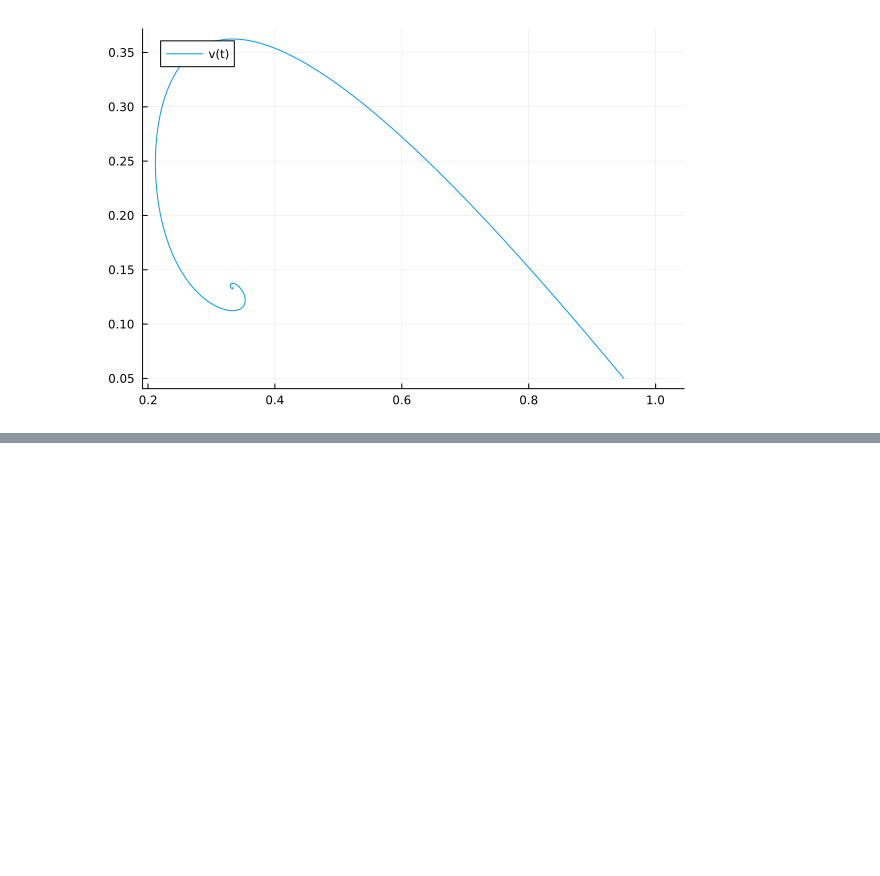
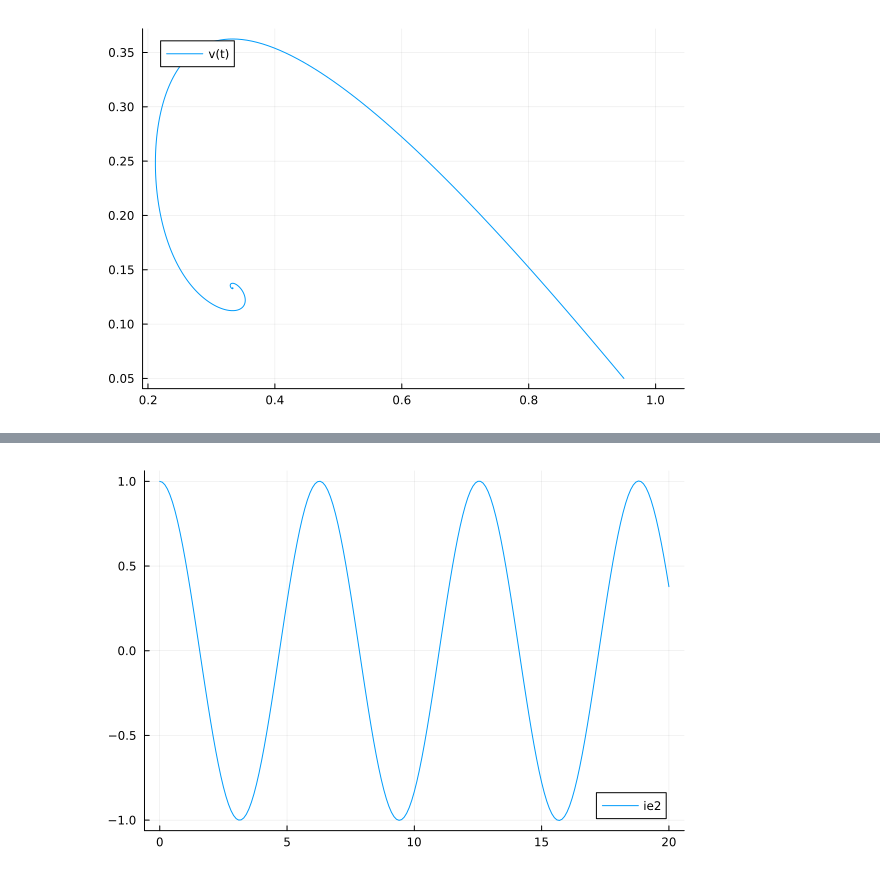
Before and after one commit to DrEntropy/FNC, a Jupyter notebook: chapter6.ipynb, the cells around one changed output, grey strips where cells are left out. Saved outputs shown, nothing was run; the diff lists cells and outputs as text; code cells hidden in the pictures; blank space fills up the shorter version.

```diff
--- a/chapter6.ipynb
+++ b/chapter6.ipynb
@@ -302,0 +352,24 @@ plot(sol,vars=(1,2), label=["v(t)" "w(t)"], legend=:topleft)
+# %%
+"""
+    ie2(ivp,n)
+
+Apply the Improved Euler method to solve the given IVP using `n`
+time steps. Returns a vector of times and a vector of solution
+values.
+"""
+function ie2(ivp,n)
+    # Time discretization.
+    a,b = ivp.tspan
+    h = (b-a)/n
+    t = [ a + i*h for i in 0:n ]
+
+    # Initialize output.
+    u = fill(float(ivp.u0),n+1)
+
+    # Time stepping.
+    for i in 1:n
+        uhalf = u[i] + h/2*ivp.f(u[i],ivp.p,t[i]);
+        u[i+1] = u[i] + h*ivp.f(uhalf,ivp.p,t[i]+h/2);
+    end
+    return t,u
+end
@@ -302,0 +436,5 @@ plot(sol,vars=(1,2), label=["v(t)" "w(t)"], legend=:topleft)
+# %%
+t , u = ie2(ODEProblem(f, [1.0, 0.0], (0.0, 20.0)), 200)
+plot(t, [el[1] for el in u], label="ie2")
+# %% [output]
+[figure, added]
```
Also changed, not shown: parts of 19 cells of this notebook.
